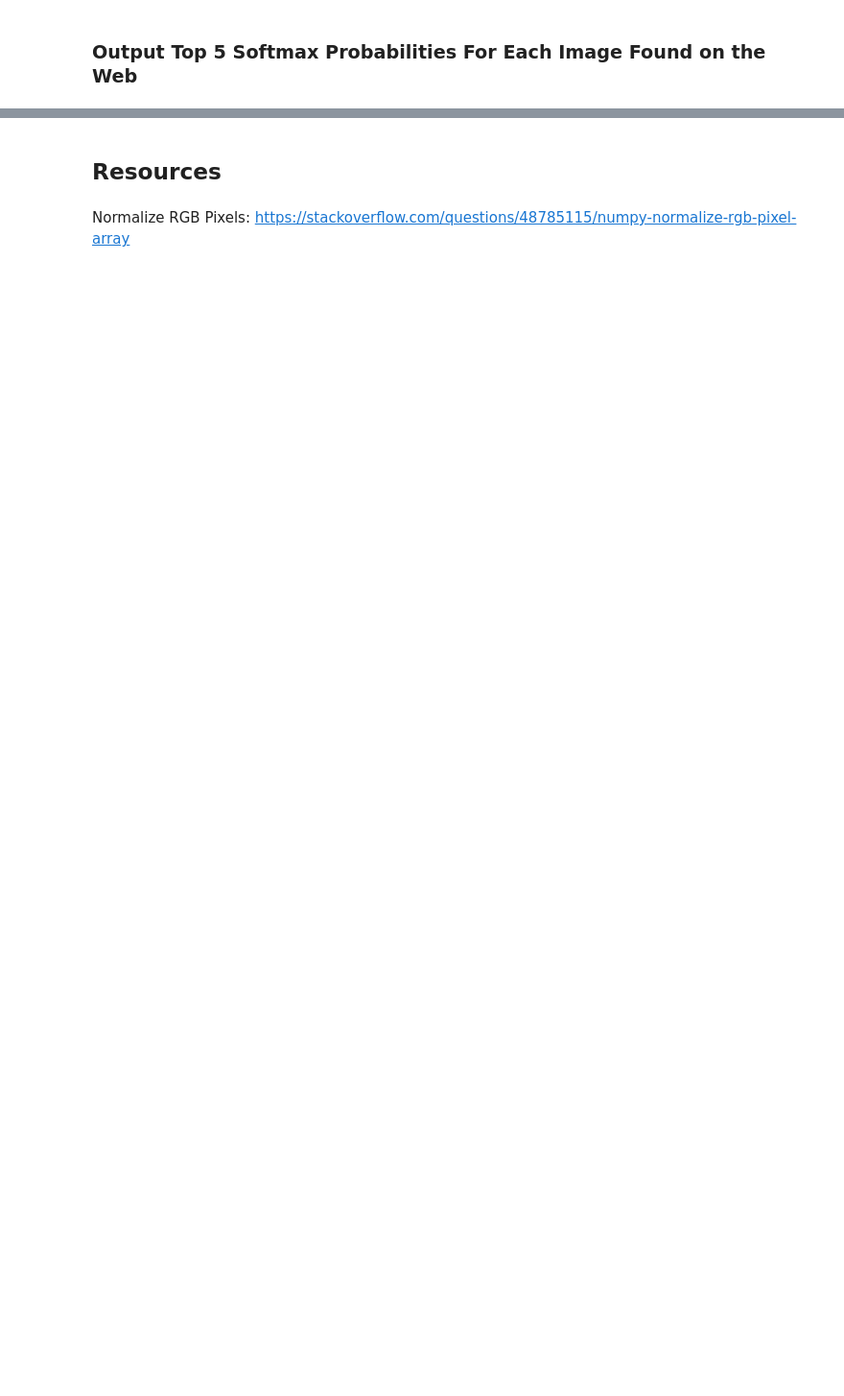
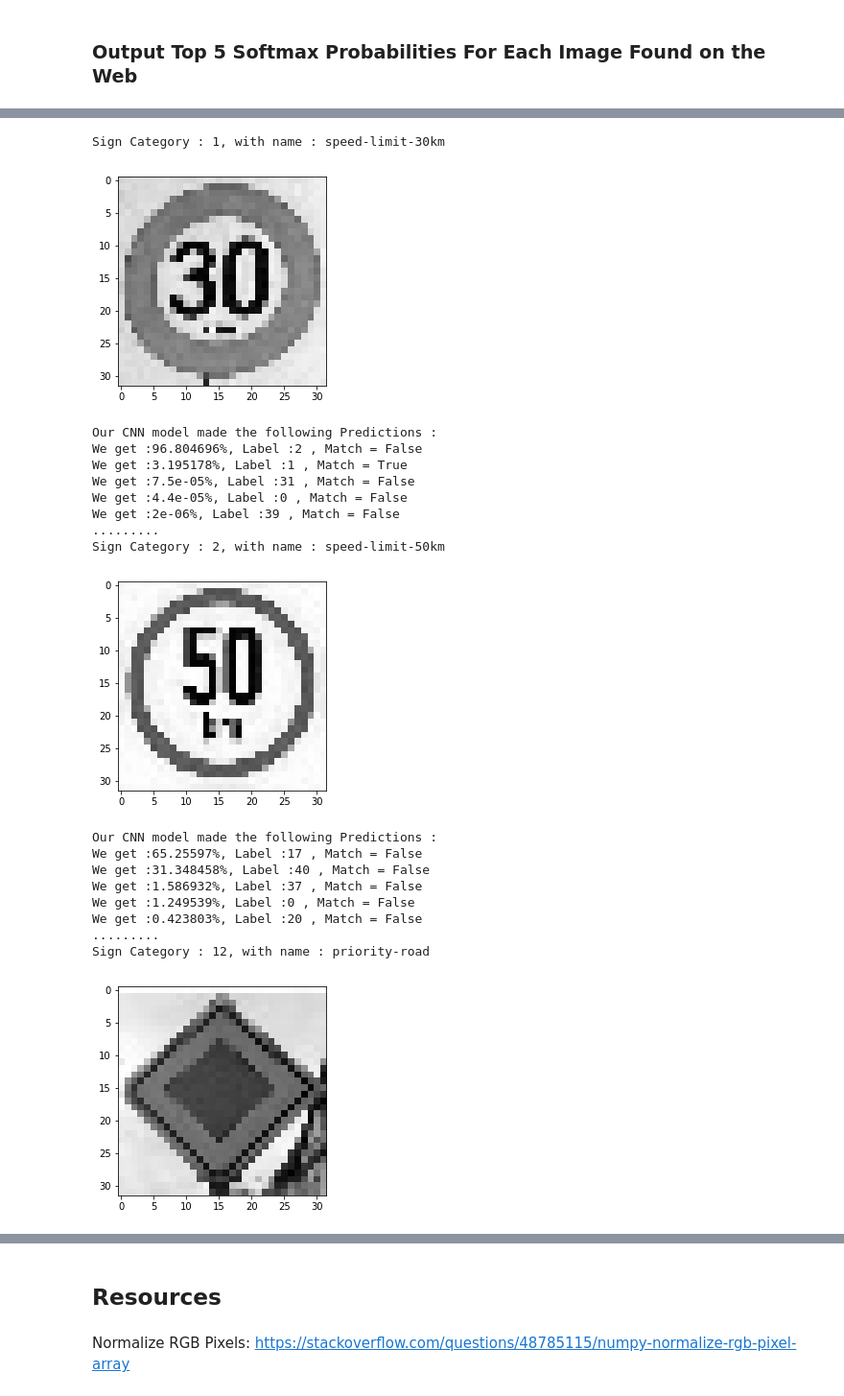
Before and after one commit to devindatt/CNN-Trafficsign-Classifier, a Jupyter notebook: Traffic_Sign_Classifier-Final.ipynb, the cells around one changed output, grey strips where cells are left out. Shown at 96% size. Cells and saved outputs as stored; diff of their text form; code cells hidden in the pictures; blank space fills up the shorter version.

```diff
--- a/Traffic_Sign_Classifier-Final.ipynb
+++ b/Traffic_Sign_Classifier-Final.ipynb
@@ -537,0 +682,8 @@ Once you have completed the code implementation, document your results in a proj
+# %%
+with tf.Session() as sess:
+    saver.restore(sess, tf.train.latest_checkpoint('.'))
+    print(" ")
+
+    softmax_results = sess.run(tf.nn.softmax(logits, 1), feed_dict={x: X_test2, keep_prob: 1.0})
+
+softmax_results
@@ -537,0 +709,72 @@ Once you have completed the code implementation, document your results in a proj
+# %%
+with tf.Session() as sess:
+    values, indices = sess.run(tf.nn.top_k(softmax_results, k=5))
+
+    for idx in range(12):
+        print('Sign Category : {}, with name : {}'
+              .format(y_test2[idx],y_names[idx].split('.')[0]))
+
+
+#        print('For Image #{} (below) in the test dataset:'.format(idx))
+
+
+#        plt.figure(1, figsize=(48,48));
+        image = X_test2[idx].squeeze()
+        plt.imshow(image, cmap='gray')
+        plt.show()
+
+
+        print('Our CNN model made the following Predictions :')
+        for i in range(5):
+            match = False
+            if y_test2[idx] == indices[idx][i]:
+                match = True
+
+            print('We get :{}%, Label :{} , Match = {}'
+                  .format(round((values[idx][i])*100,6),
+                          indices[idx][i], match))
+
+
+
+#            plt.subplot(1, 5, i+1)
+#            image = X_test2[indices[idx][i]].squeeze()
+#            plt.imshow(image, cmap='gray')
+#            plt.show()
+#            print('  ')
+        print('.........  ')
+
+
+
+#            print(values[idx][i])
+#            print(indices[idx])
+#            for label in range(len(indices[idx])):
+#                print(indices[label])
+
+
+#            print('This sign is: ',labels_pd['SignName'].loc[labels_pd['ClassId'] == y_train[label]])
+#            x = indices[idx][label]
+#            print(x)
+
+#            print('Sign Category :',y_train[label])
+#            print(y_names[label].split('.')[0])
+# %% [output]
+Sign Category : 1, with name : speed-limit-30km
+[figure, added]
+Our CNN model made the following Predictions :
+We get :96.804696%, Label :2 , Match = False
+We get :3.195178%, Label :1 , Match = True
+We get :7.5e-05%, Label :31 , Match = False
+We get :4.4e-05%, Label :0 , Match = False
+We get :2e-06%, Label :39 , Match = False
+.........
+Sign Category : 2, with name : speed-limit-50km
+[figure, added]
+Our CNN model made the following Predictions :
+We get :65.25597%, Label :17 , Match = False
+We get :31.348458%, Label :40 , Match = False
+We get :1.586932%, Label :37 , Match = False
+We get :1.249539%, Label :0 , Match = False
+We get :0.423803%, Label :20 , Match = False
+.........
+Sign Category : 12, with name : priority-road
+[figure, added]
```
Also changed, not shown: parts of 45 cells of this notebook, 1 other file.
